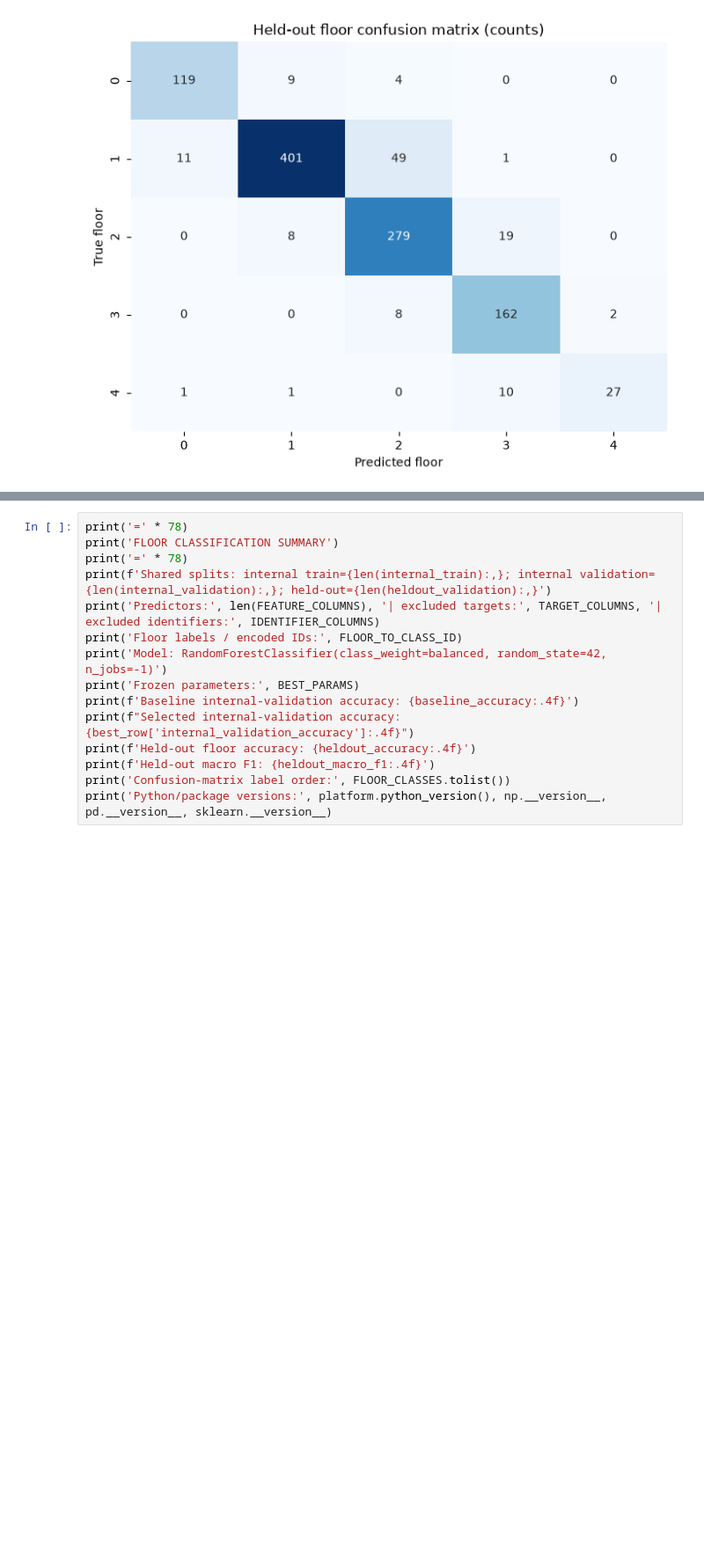
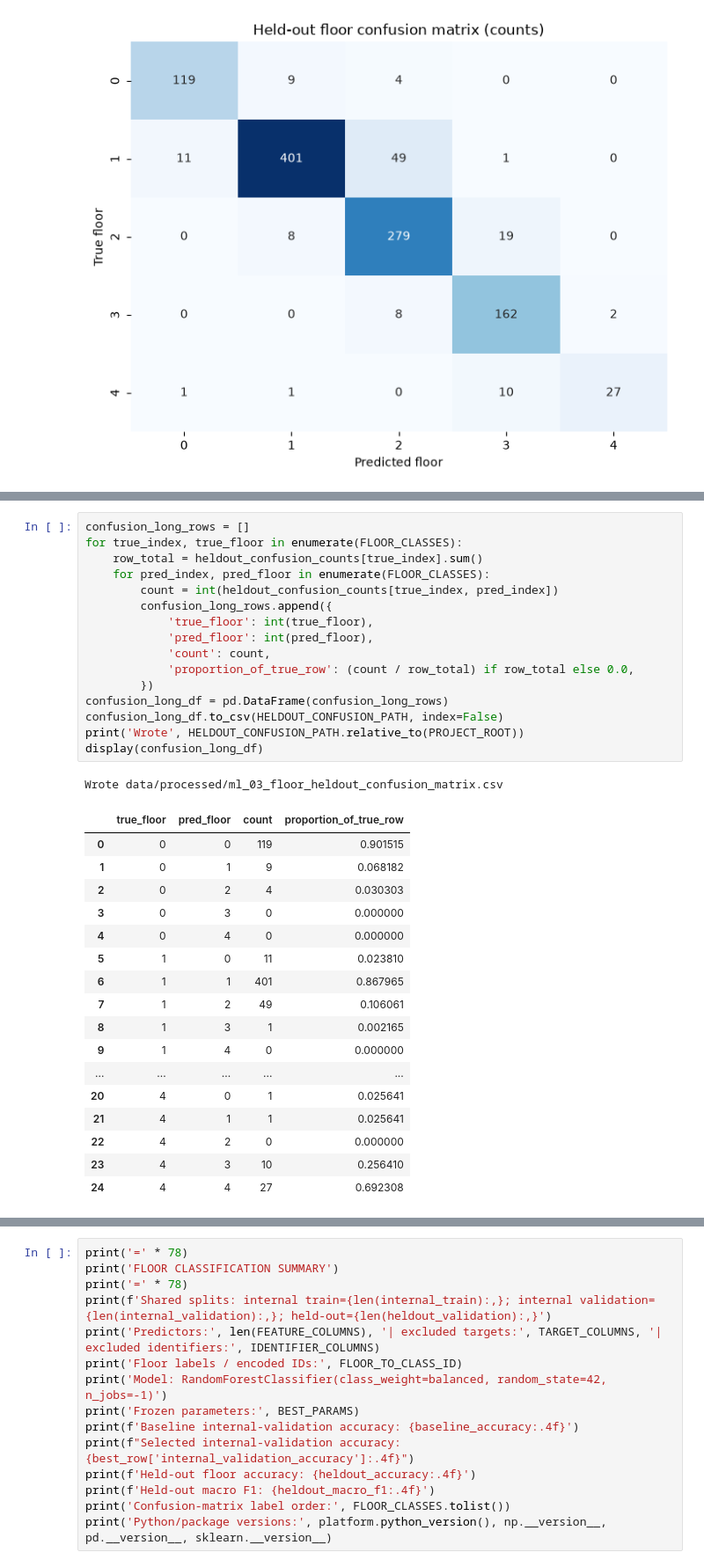
Before and after one commit to krishiv274/Signal2Space, a Jupyter notebook: Machine Learning Pipeline/ML_03_floor_classification.ipynb, the cells around one changed output, grey strips where cells are left out. Shown at 88% size. Cells and saved outputs as stored; diff of their text form; blank space fills up the shorter version.

Commit message:
Export floor classification artifacts

```diff
--- a/Machine Learning Pipeline/ML_03_floor_classification.ipynb
+++ b/Machine Learning Pipeline/ML_03_floor_classification.ipynb
@@ -295,0 +383,35 @@ plt.show()
+# %%
+confusion_long_rows = []
+for true_index, true_floor in enumerate(FLOOR_CLASSES):
+    row_total = heldout_confusion_counts[true_index].sum()
+    for pred_index, pred_floor in enumerate(FLOOR_CLASSES):
+        count = int(heldout_confusion_counts[true_index, pred_index])
+        confusion_long_rows.append({
+            'true_floor': int(true_floor),
+            'pred_floor': int(pred_floor),
+            'count': count,
+            'proportion_of_true_row': (count / row_total) if row_total else 0.0,
+        })
+confusion_long_df = pd.DataFrame(confusion_long_rows)
+confusion_long_df.to_csv(HELDOUT_CONFUSION_PATH, index=False)
+print('Wrote', HELDOUT_CONFUSION_PATH.relative_to(PROJECT_ROOT))
+display(confusion_long_df)
+# %% [output]
+Wrote data/processed/ml_03_floor_heldout_confusion_matrix.csv
+|  | true_floor | pred_floor | count | proportion_of_true_row |
+| 0 | 0 | 0 | 119 | 0.901515 |
+| 1 | 0 | 1 | 9 | 0.068182 |
+| 2 | 0 | 2 | 4 | 0.030303 |
+| 3 | 0 | 3 | 0 | 0.000000 |
+| 4 | 0 | 4 | 0 | 0.000000 |
+| 5 | 1 | 0 | 11 | 0.023810 |
+| 6 | 1 | 1 | 401 | 0.867965 |
+| 7 | 1 | 2 | 49 | 0.106061 |
+| 8 | 1 | 3 | 1 | 0.002165 |
+| 9 | 1 | 4 | 0 | 0.000000 |
+| ... | ... | ... | ... | ... |
+| 20 | 4 | 0 | 1 | 0.025641 |
+| 21 | 4 | 1 | 1 | 0.025641 |
+| 22 | 4 | 2 | 0 | 0.000000 |
+| 23 | 4 | 3 | 10 | 0.256410 |
+| 24 | 4 | 4 | 27 | 0.692308 |
```
Also changed, not shown: parts of 7 cells of this notebook, 4 other files.
